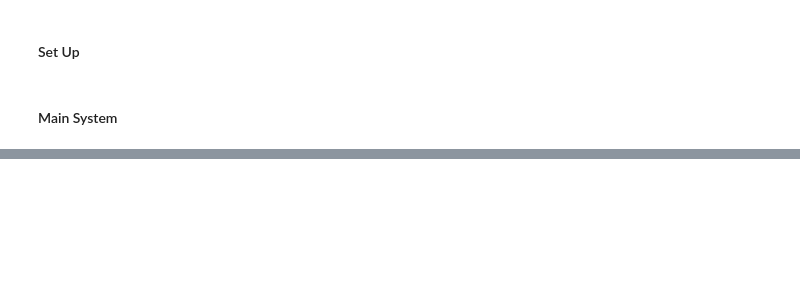
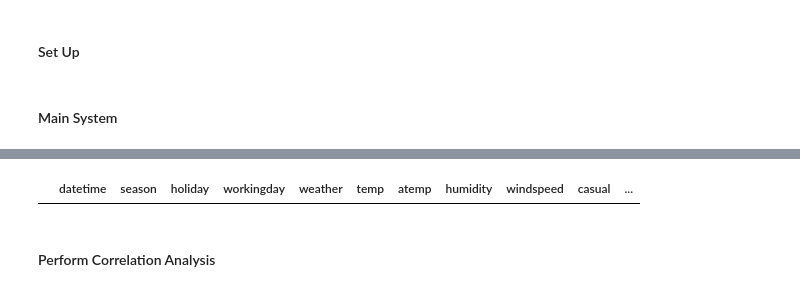
Before and after one commit to pigpig1524/lotus-ida, a Jupyter notebook: core/research/request/function_mapping.ipynb, the cells around one changed output, grey strips where cells are left out. Saved outputs shown, nothing was run; the diff lists cells and outputs as text; code cells hidden in the pictures; blank space fills up the shorter version.

```diff
--- a/core/research/request/function_mapping.ipynb
+++ b/core/research/request/function_mapping.ipynb
@@ -374,0 +312,13 @@ data_3
+# %%
+outputs = []
+
+for user_prompt in testcases_fill_missing_values:
+    print(f"user_prompt: {user_prompt}")
+    success_function_info, function_name, function_parameters = process_user_request(client, user_request=user_prompt)
+    print(f"function_name: {function_name}")
+    print(f"function_parameters: {function_parameters}")
+    if success_function_info:
+        success_request, message, output, image = map_json_to_function(modified_train_df, function_name, function_parameters)
+        outputs.append(output)
+        print(message)
+    print()
@@ -374,0 +338,8 @@ data_3
+# %%
+id = 0
+rows_with_nan = outputs[id].loc[outputs[id].isna().any(axis=1)]
+rows_with_nan
+# %% [output]
+|  | datetime | season | holiday | workingday | weather | temp | atemp | humidity | windspeed | casual | ... |
+# %% [markdown]
+#### Perform Correlation Analysis
```
Also changed, not shown: parts of 23 cells of this notebook, 20 other files.
